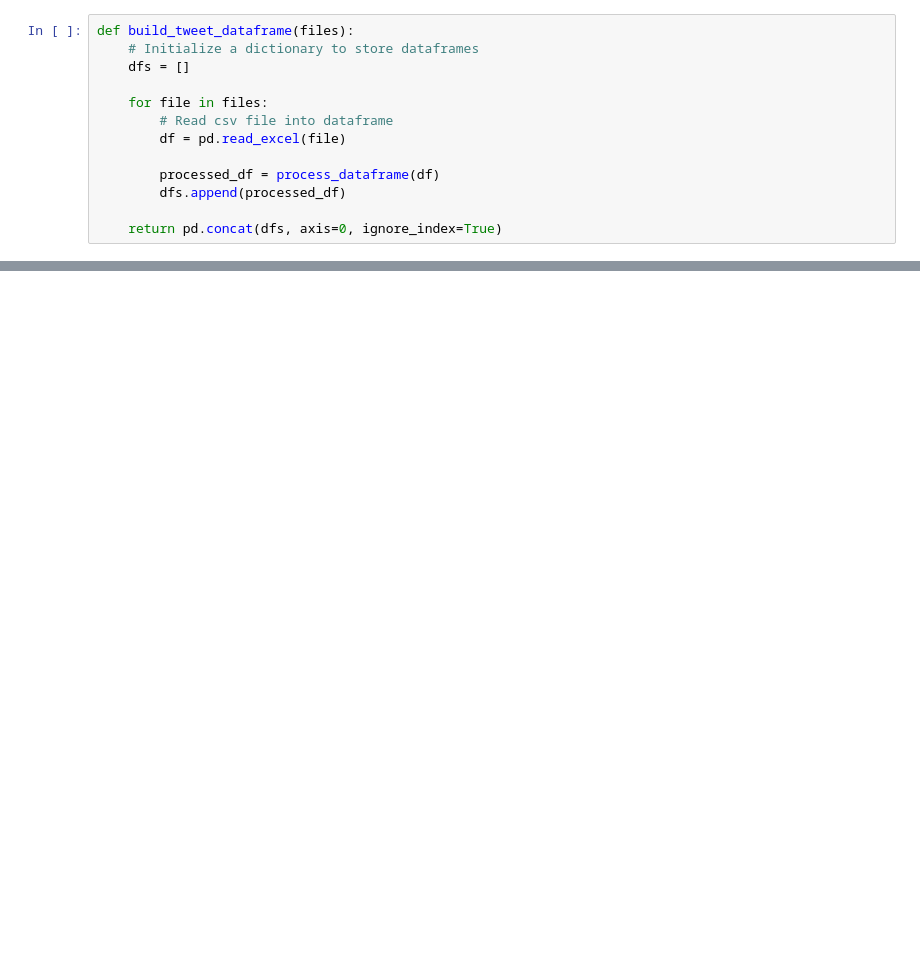
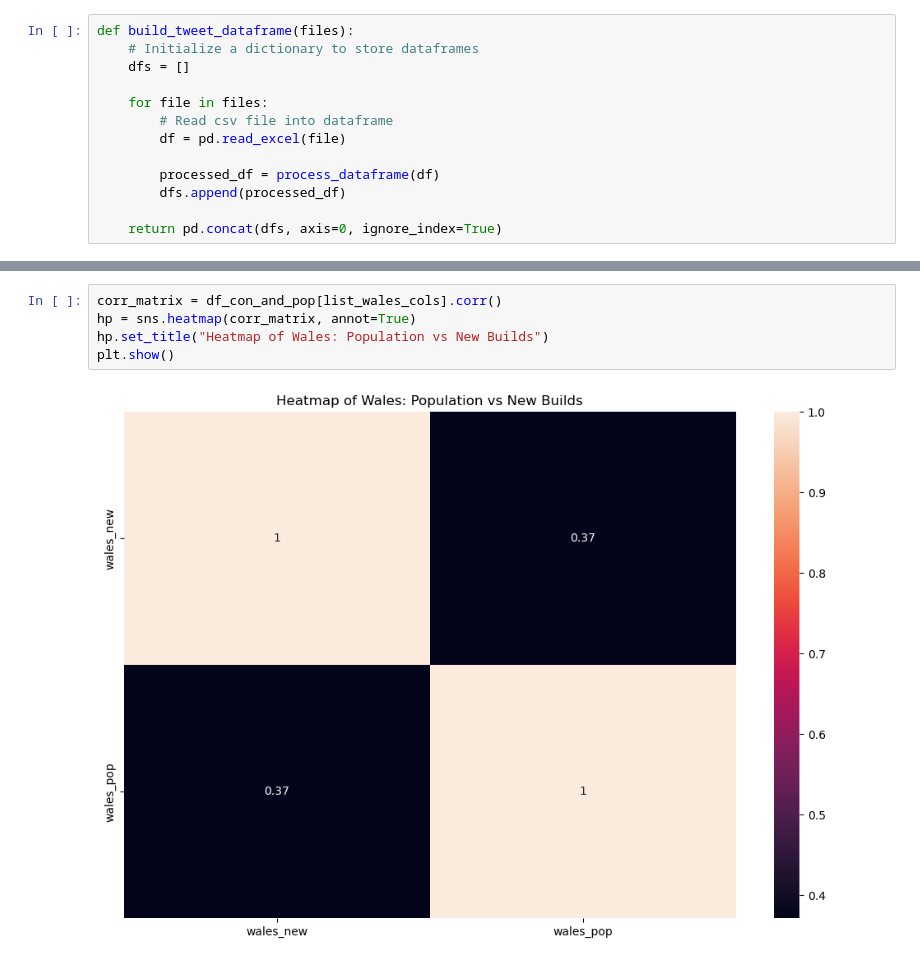
Before and after one commit to lcroash/MSC_SEM1_CA2, a Jupyter notebook: CA2.ipynb, the cells around one changed output, grey strips where cells are left out. Drawn from its saved outputs; the diff is of its cells as text; blank space fills up the shorter version.

```diff
--- a/CA2.ipynb
+++ b/CA2.ipynb
@@ -2605,0 +2540,7 @@ The 95% confidence interval for the slope of the regression line is: (-103.36094
+# %%
+corr_matrix = df_con_and_pop[list_wales_cols].corr()
+hp = sns.heatmap(corr_matrix, annot=True)
+hp.set_title("Heatmap of Wales: Population vs New Builds")
+plt.show()
+# %% [output]
+[figure, added]
```
Also changed, not shown: parts of 234 cells of this notebook.
